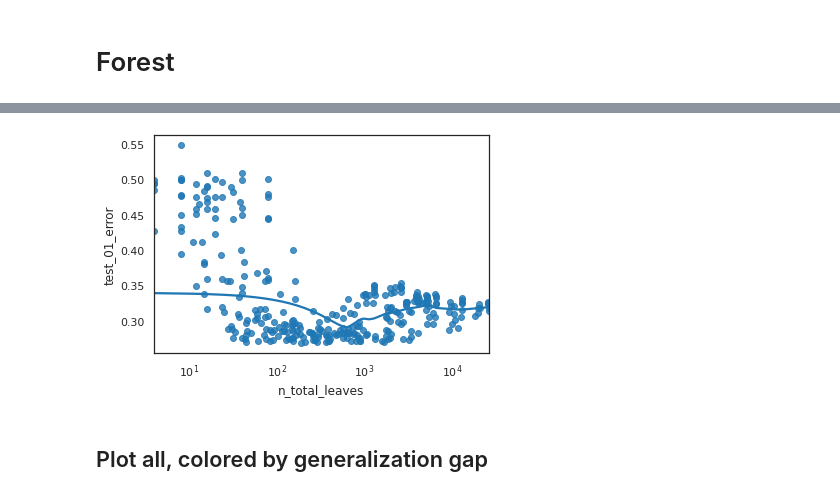
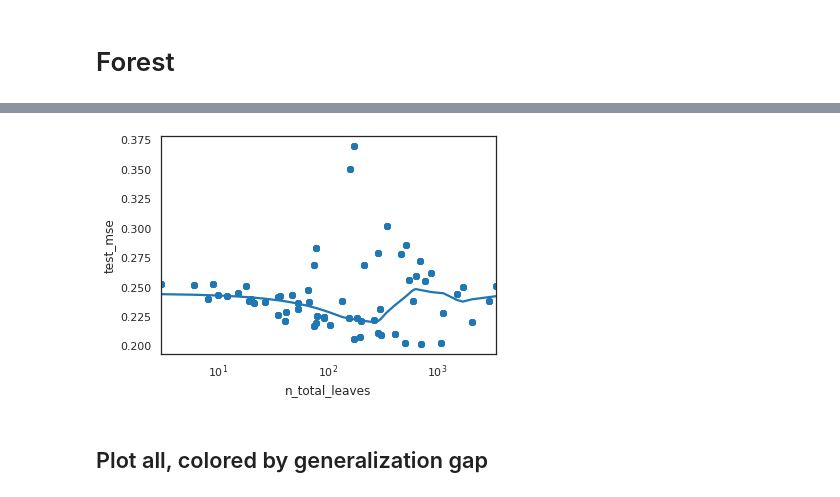
Before and after one commit to rflperry/double_descent, a Jupyter notebook: experiments/xor/plot_results.ipynb, the cells around one changed output, grey strips where cells are left out. Saved outputs shown, nothing was run; the diff lists cells and outputs as text; code cells hidden in the pictures.

```diff
--- a/experiments/xor/plot_results.ipynb
+++ b/experiments/xor/plot_results.ipynb
@@ -9,6 +10,10 @@ from partition_decode.plots import continuous_pairplot
 # %%
 # Read
 df = pd.read_csv('./results/xor_forest_results.csv')
+
+# Define headers
+train_error = 'train_mse'
+test_error = 'test_mse'
 
 # Set to floats
 df.loc[df['max_depth'] == 'None', 'max_depth'] = '32' # set max depth
@@ -19,8 +24,8 @@ for col in df.columns:
         pass
 
 # Create new metrics/columns
-df['generalization_gap'] = df['test_01_error'] - df['train_01_error']
-df['frac_activated'] = df['activated_regions'] / df['n_train_samples']
+df['generalization_gap'] = df[train_error] - df[test_error]
+df['frac_activated'] = df['n_regions'] / df['n_train_samples']
 
 # Average across reps
 # df = df.groupby(
@@ -56,11 +73,11 @@ corr_df.to_csv('./results/rf_spearman_corrs.csv')
 # %%
 sns.set_style('white')
 sns.set_context('notebook')
-sns.regplot(data=df, x='n_total_leaves', y='test_01_error', lowess=True)
+sns.regplot(data=df, x='n_total_leaves', y=test_error, lowess=True)
 plt.xscale('log')
 plt.show()
 # %% [output]
-[figure, old version]
+[figure, new version]
 # %% [markdown]
 ## Plot all, colored by generalization gap
 # %%
```
Also changed, not shown: parts of 14 cells of this notebook, 4 other files.
